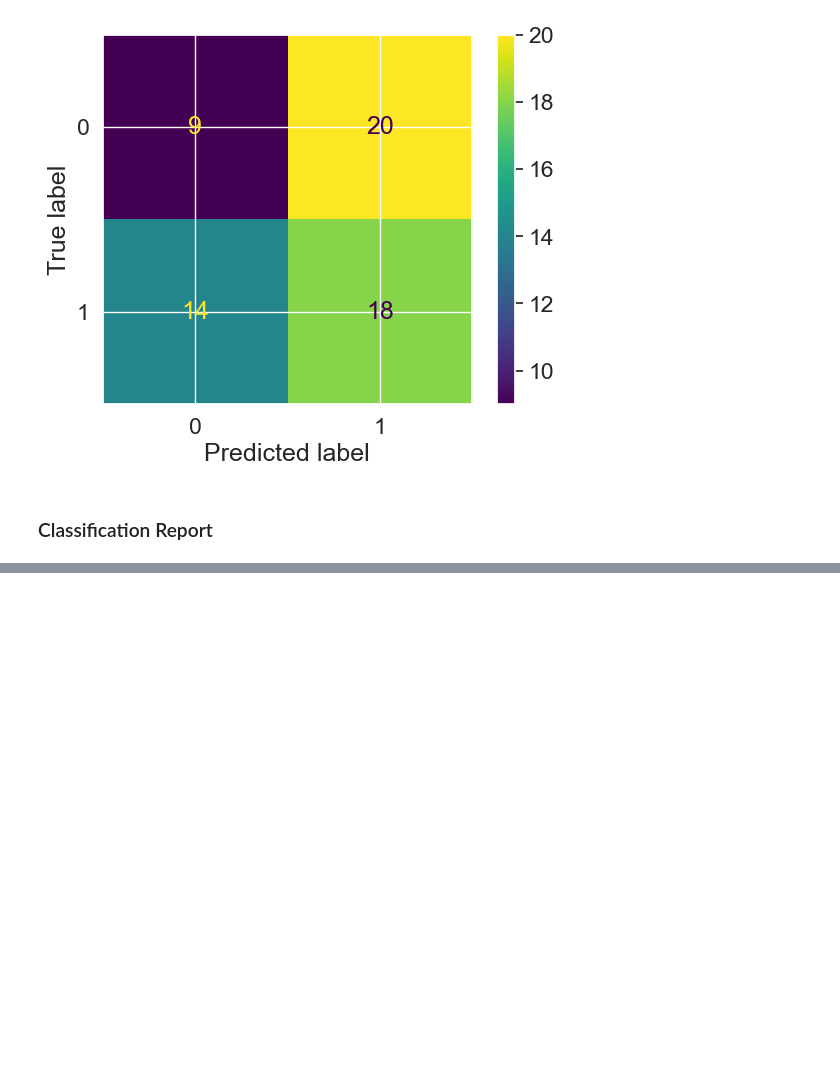
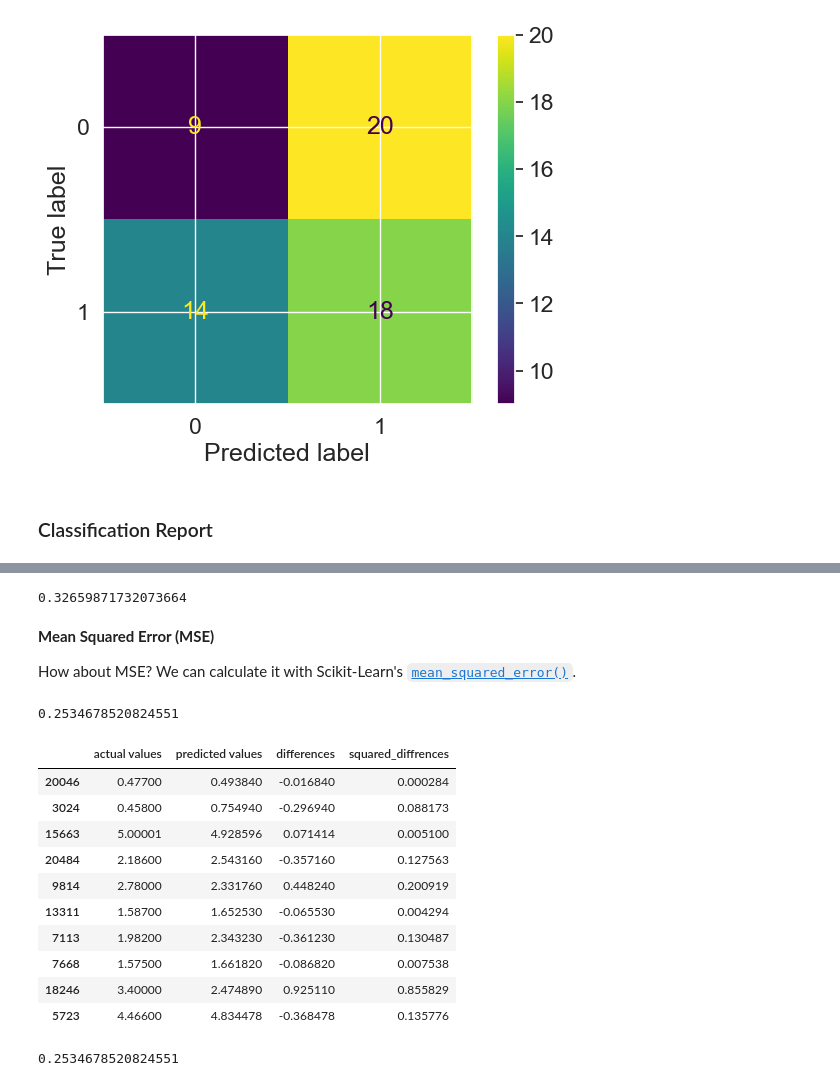
Before and after one commit to Hamedkalantari0111/machine_learning, a Jupyter notebook: Sec9-Scikit-Learn/Introduction-to-Scikit-Learn .ipynb, the cells around one changed output, grey strips where cells are left out. Saved outputs shown, nothing was run; the diff lists cells and outputs as text; code cells hidden in the pictures; blank space fills up the shorter version.

```diff
--- a/Sec9-Scikit-Learn/Introduction-to-Scikit-Learn .ipynb
+++ b/Sec9-Scikit-Learn/Introduction-to-Scikit-Learn .ipynb
@@ -1451,0 +1566,5 @@ ConfusionMatrixDisplay.from_predictions(y_true=y_test,
+# %%
+df = pd.DataFrame(data={"actual values": y_test,
+                        "predicted values": y_preds})
+df["differences"] = df["actual values"] - df["predicted values"]
+df[:10]
@@ -1451,0 +1583,38 @@ ConfusionMatrixDisplay.from_predictions(y_true=y_test,
+# %%
+# MAE using formula and differences
+np.abs(df["differences"]).mean()
+# %% [output]
+0.32659871732073664
+# %% [markdown]
+**Mean Squared Error (MSE)**
+
+How about MSE? We can calculate it with Scikit-Learn's [`mean_squared_error()`](https://scikit-learn.org/stable/modules/generated/sklearn.metrics.mean_squared_error.html).
+# %%
+# Mean squared error
+from sklearn.metrics import mean_squared_error
+
+mse = mean_squared_error(y_test, y_preds)
+mse
+# %% [output]
+0.2534678520824551
+# %%
+df["squared_diffrences"] = np.square(df["differences"])
+df.head(10)
+# %% [output]
+|  | actual values | predicted values | differences | squared_diffrences |
+| 20046 | 0.47700 | 0.493840 | -0.016840 | 0.000284 |
+| 3024 | 0.45800 | 0.754940 | -0.296940 | 0.088173 |
+| 15663 | 5.00001 | 4.928596 | 0.071414 | 0.005100 |
+| 20484 | 2.18600 | 2.543160 | -0.357160 | 0.127563 |
+| 9814 | 2.78000 | 2.331760 | 0.448240 | 0.200919 |
+| 13311 | 1.58700 | 1.652530 | -0.065530 | 0.004294 |
+| 7113 | 1.98200 | 2.343230 | -0.361230 | 0.130487 |
+| 7668 | 1.57500 | 1.661820 | -0.086820 | 0.007538 |
+| 18246 | 3.40000 | 2.474890 | 0.925110 | 0.855829 |
+| 5723 | 4.46600 | 4.834478 | -0.368478 | 0.135776 |
+# %%
+# Calculate MSE by hand
+squared = np.square(df["differences"])
+squared.mean()
+# %% [output]
+0.2534678520824551
```
Also changed, not shown: parts of 24 cells of this notebook, 1 other file.
